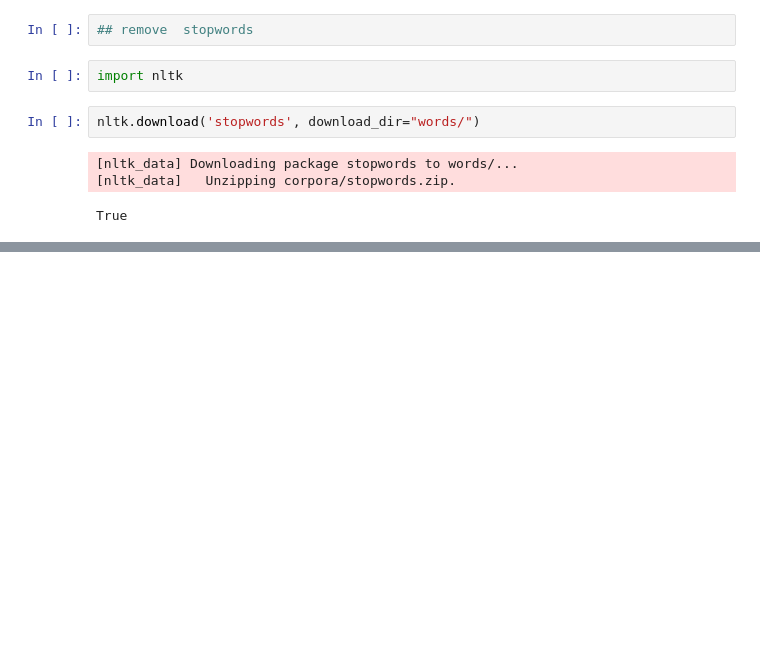
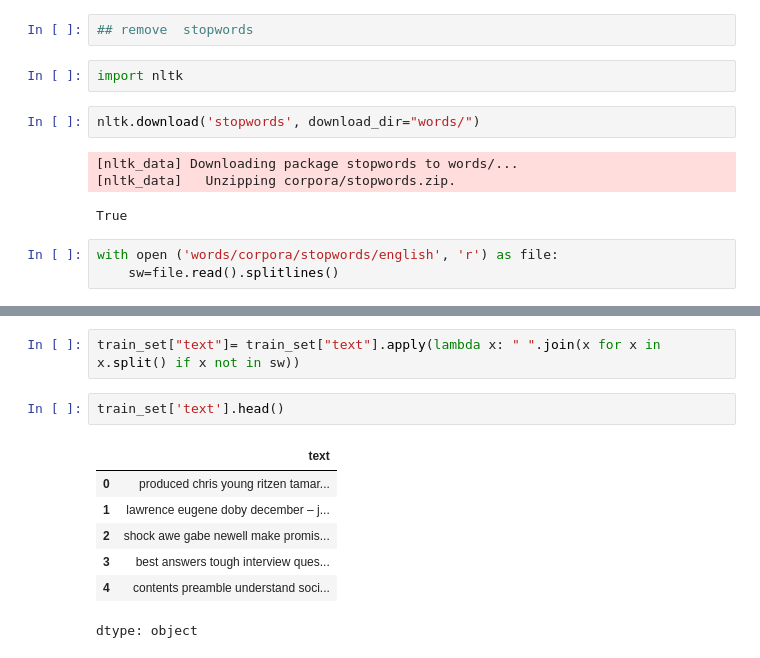
Before and after one commit to savindumahasen/AI-Detection-System-, a Jupyter notebook: Notebook.ipynb, the cells around one changed output, grey strips where cells are left out. Cells and saved outputs as stored; diff of their text form; blank space fills up the shorter version.

Commit message:
Remove the stopwords from text

```diff
--- a/Notebook.ipynb
+++ b/Notebook.ipynb
@@ -208,3 +208,6 @@ nltk.download('stopwords', download_dir="words/")
 [nltk_data] Downloading package stopwords to words/...
 [nltk_data]   Unzipping corpora/stopwords.zip.
 True
+# %%
+with open ('words/corpora/stopwords/english', 'r') as file:
+    sw=file.read().splitlines()
@@ -210,0 +234,12 @@ True
+# %%
+train_set["text"]= train_set["text"].apply(lambda x: " ".join(x for x in x.split() if x not in sw))
+# %%
+train_set['text'].head()
+# %% [output]
+|  | text |
+| 0 | produced chris young ritzen tamar... |
+| 1 | lawrence eugene doby december – j... |
+| 2 | shock awe gabe newell make promis... |
+| 3 | best answers tough interview ques... |
+| 4 | contents preamble understand soci... |
+dtype: object
```
Also changed, not shown: parts of 1 cell of this notebook.
